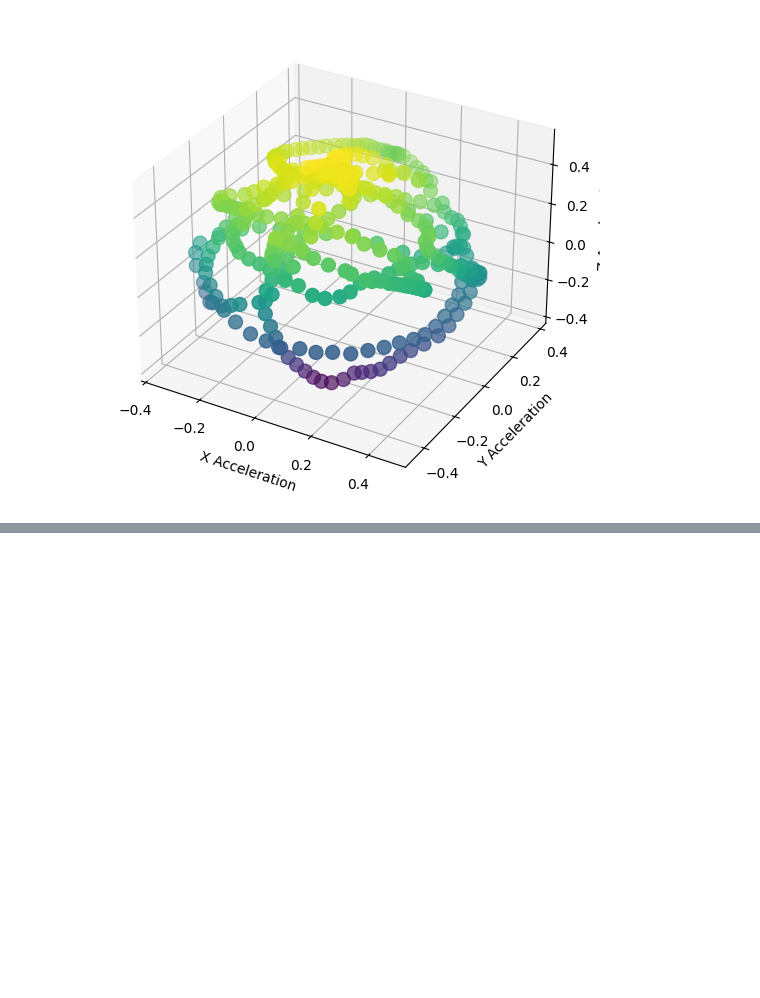
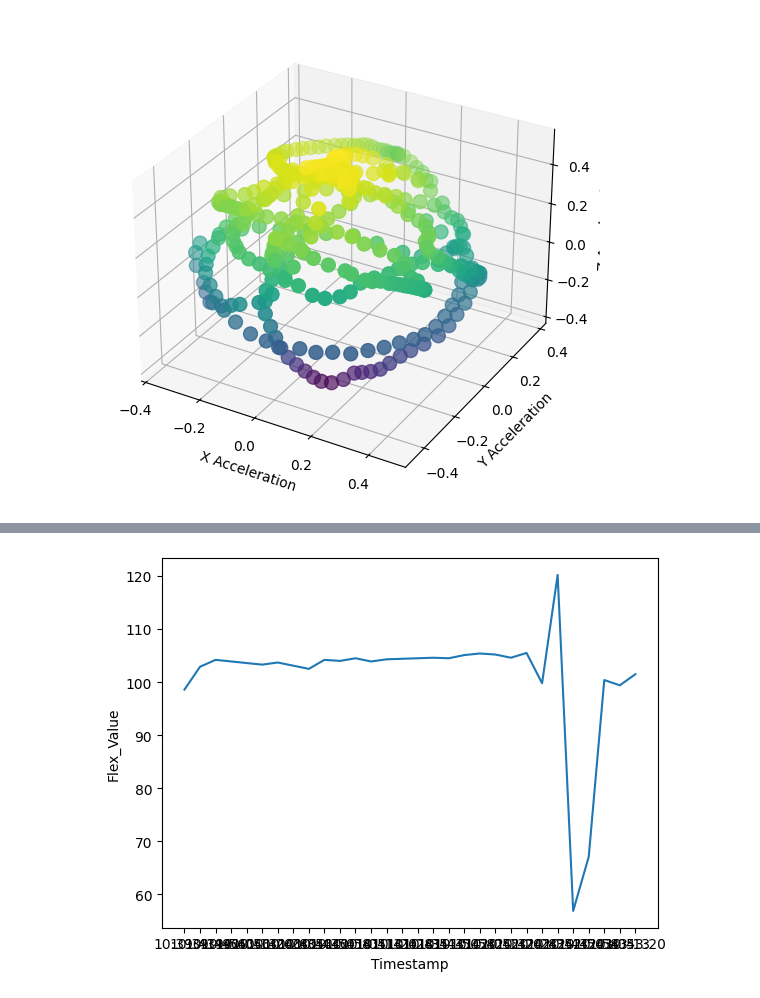
Before and after one commit to ServeshKarnawat/CruzHacks2026, a Jupyter notebook: test.ipynb, the cells around one changed output, grey strips where cells are left out. Drawn from its saved outputs; the diff is of its cells as text; code cells hidden in the pictures; blank space fills up the shorter version.

```diff
--- a/test.ipynb
+++ b/test.ipynb
@@ -97,0 +128,4 @@ plt.show()
+# %%
+x = sns.lineplot(data=df[::100], x='Timestamp', y='Flex_Value', palette="mako", legend='auto')
+# %% [output]
+[figure, added]
```
Also changed, not shown: parts of 7 cells of this notebook, 1 other file.
